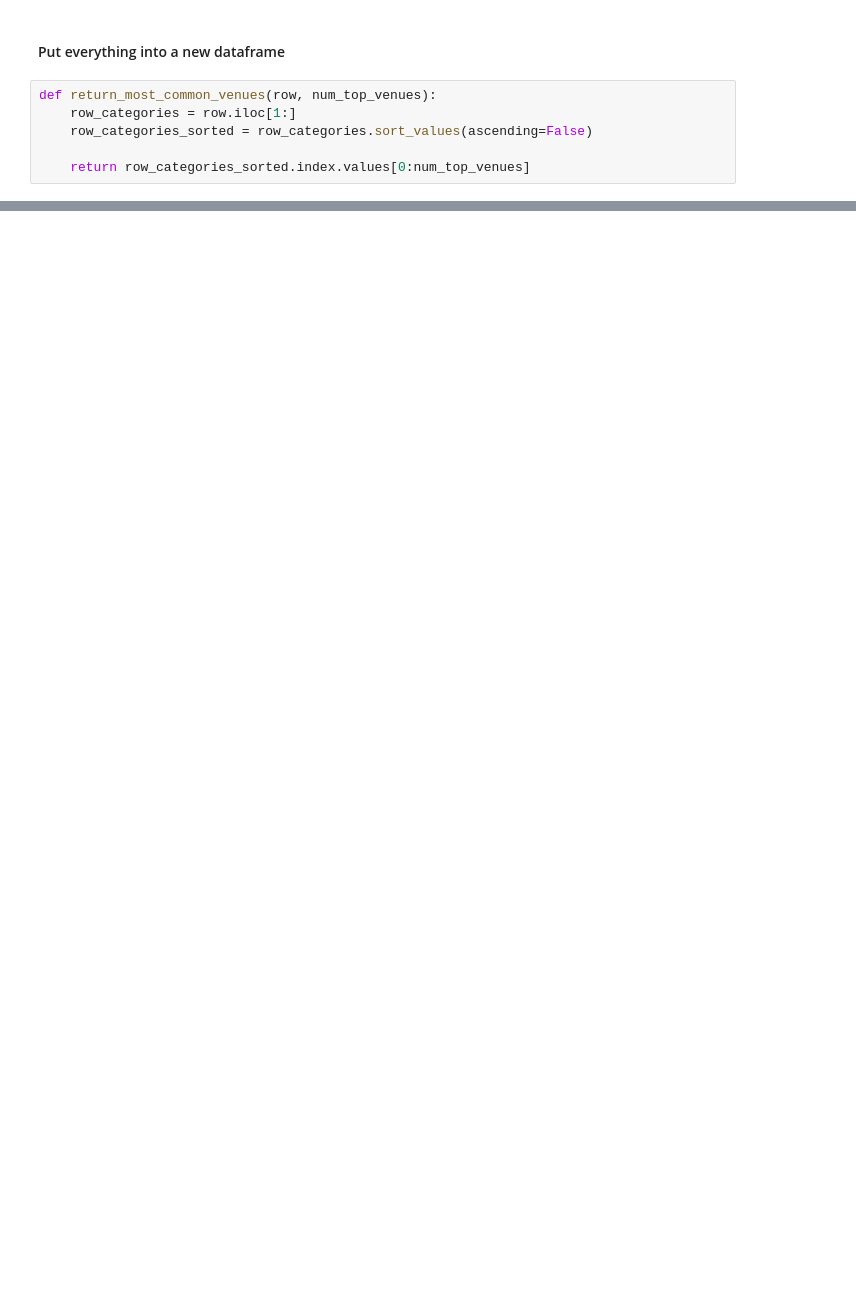
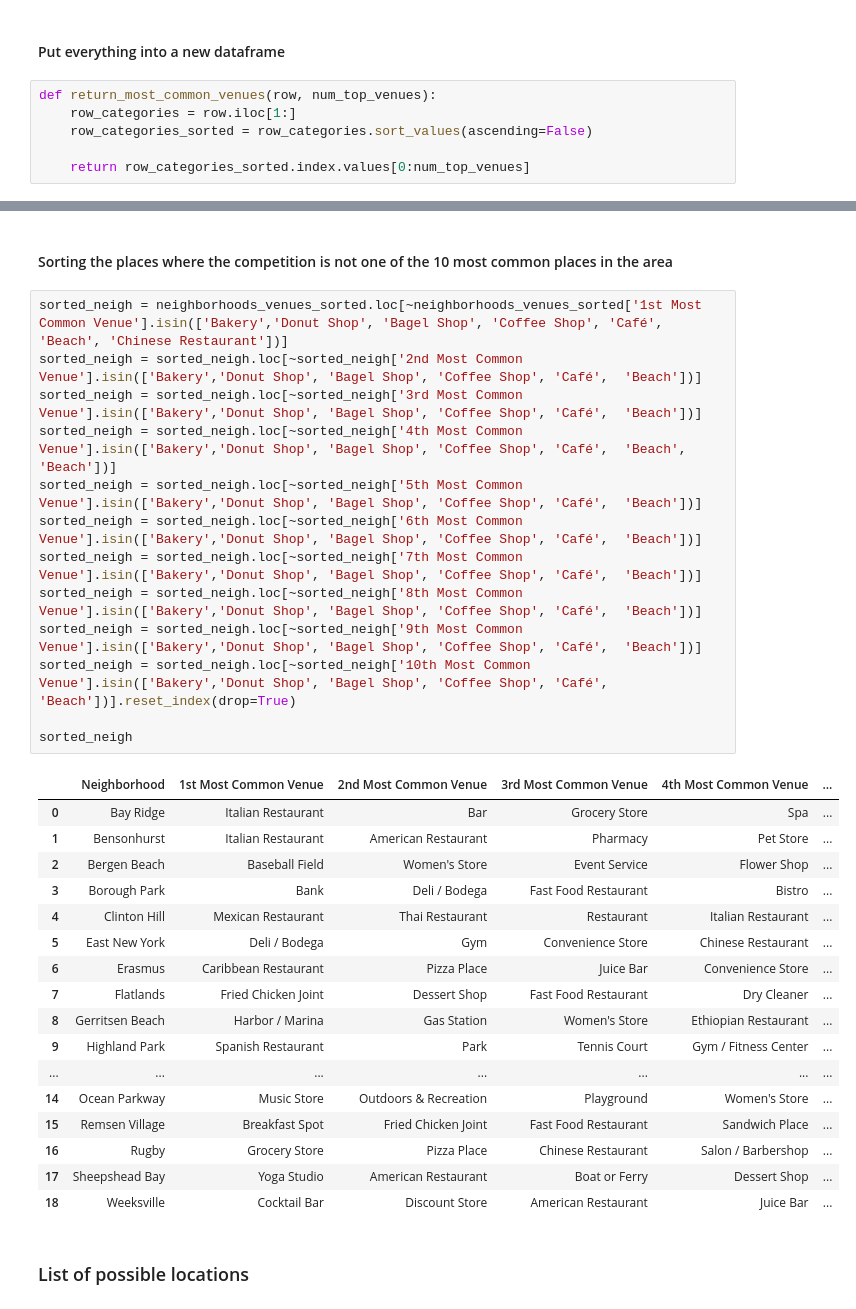
Before and after one commit to Denisiow/Coursera_Capstone, a Jupyter notebook: Data Science Capstone Project.ipynb, the cells around one changed output, grey strips where cells are left out. Saved outputs shown, nothing was run; the diff lists cells and outputs as text; blank space fills up the shorter version.

```diff
--- a/Data Science Capstone Project.ipynb
+++ b/Data Science Capstone Project.ipynb
@@ -398,0 +301,35 @@ NEW_NEI
+# %% [markdown]
+#### Sorting the places where the competition is not one of the 10 most common places in the area
+# %%
+sorted_neigh = neighborhoods_venues_sorted.loc[~neighborhoods_venues_sorted['1st Most Common Venue'].isin(['Bakery','Donut Shop', 'Bagel Shop', 'Coffee Shop', 'Café', 'Beach', 'Chinese Restaurant'])]
+sorted_neigh = sorted_neigh.loc[~sorted_neigh['2nd Most Common Venue'].isin(['Bakery','Donut Shop', 'Bagel Shop', 'Coffee Shop', 'Café',  'Beach'])]
+sorted_neigh = sorted_neigh.loc[~sorted_neigh['3rd Most Common Venue'].isin(['Bakery','Donut Shop', 'Bagel Shop', 'Coffee Shop', 'Café',  'Beach'])]
+sorted_neigh = sorted_neigh.loc[~sorted_neigh['4th Most Common Venue'].isin(['Bakery','Donut Shop', 'Bagel Shop', 'Coffee Shop', 'Café',  'Beach',  'Beach'])]
+sorted_neigh = sorted_neigh.loc[~sorted_neigh['5th Most Common Venue'].isin(['Bakery','Donut Shop', 'Bagel Shop', 'Coffee Shop', 'Café',  'Beach'])]
+sorted_neigh = sorted_neigh.loc[~sorted_neigh['6th Most Common Venue'].isin(['Bakery','Donut Shop', 'Bagel Shop', 'Coffee Shop', 'Café',  'Beach'])]
+sorted_neigh = sorted_neigh.loc[~sorted_neigh['7th Most Common Venue'].isin(['Bakery','Donut Shop', 'Bagel Shop', 'Coffee Shop', 'Café',  'Beach'])]
+sorted_neigh = sorted_neigh.loc[~sorted_neigh['8th Most Common Venue'].isin(['Bakery','Donut Shop', 'Bagel Shop', 'Coffee Shop', 'Café',  'Beach'])]
+sorted_neigh = sorted_neigh.loc[~sorted_neigh['9th Most Common Venue'].isin(['Bakery','Donut Shop', 'Bagel Shop', 'Coffee Shop', 'Café',  'Beach'])]
+sorted_neigh = sorted_neigh.loc[~sorted_neigh['10th Most Common Venue'].isin(['Bakery','Donut Shop', 'Bagel Shop', 'Coffee Shop', 'Café',  'Beach'])].reset_index(drop=True)
+
+sorted_neigh
+# %% [output]
+|  | Neighborhood | 1st Most Common Venue | 2nd Most Common Venue | 3rd Most Common Venue | 4th Most Common Venue | ... |
+| 0 | Bay Ridge | Italian Restaurant | Bar | Grocery Store | Spa | ... |
+| 1 | Bensonhurst | Italian Restaurant | American Restaurant | Pharmacy | Pet Store | ... |
+| 2 | Bergen Beach | Baseball Field | Women's Store | Event Service | Flower Shop | ... |
+| 3 | Borough Park | Bank | Deli / Bodega | Fast Food Restaurant | Bistro | ... |
+| 4 | Clinton Hill | Mexican Restaurant | Thai Restaurant | Restaurant | Italian Restaurant | ... |
+| 5 | East New York | Deli / Bodega | Gym | Convenience Store | Chinese Restaurant | ... |
+| 6 | Erasmus | Caribbean Restaurant | Pizza Place | Juice Bar | Convenience Store | ... |
+| 7 | Flatlands | Fried Chicken Joint | Dessert Shop | Fast Food Restaurant | Dry Cleaner | ... |
+| 8 | Gerritsen Beach | Harbor / Marina | Gas Station | Women's Store | Ethiopian Restaurant | ... |
+| 9 | Highland Park | Spanish Restaurant | Park | Tennis Court | Gym / Fitness Center | ... |
+| ... | ... | ... | ... | ... | ... | ... |
+| 14 | Ocean Parkway | Music Store | Outdoors & Recreation | Playground | Women's Store | ... |
+| 15 | Remsen Village | Breakfast Spot | Fried Chicken Joint | Fast Food Restaurant | Sandwich Place | ... |
+| 16 | Rugby | Grocery Store | Pizza Place | Chinese Restaurant | Salon / Barbershop | ... |
+| 17 | Sheepshead Bay | Yoga Studio | American Restaurant | Boat or Ferry | Dessert Shop | ... |
+| 18 | Weeksville | Cocktail Bar | Discount Store | American Restaurant | Juice Bar | ... |
+# %% [markdown]
+### List of possible locations
```
Also changed, not shown: parts of 14 cells of this notebook.
